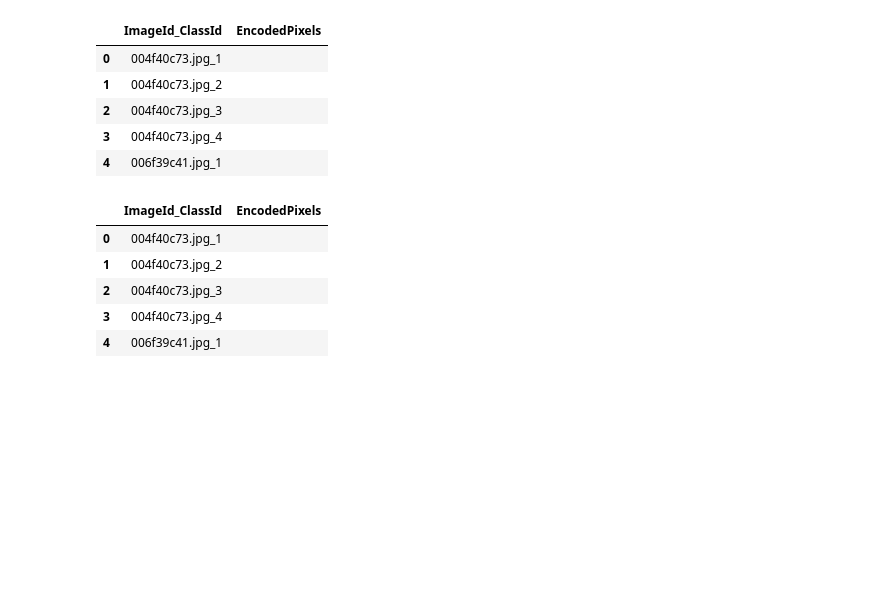
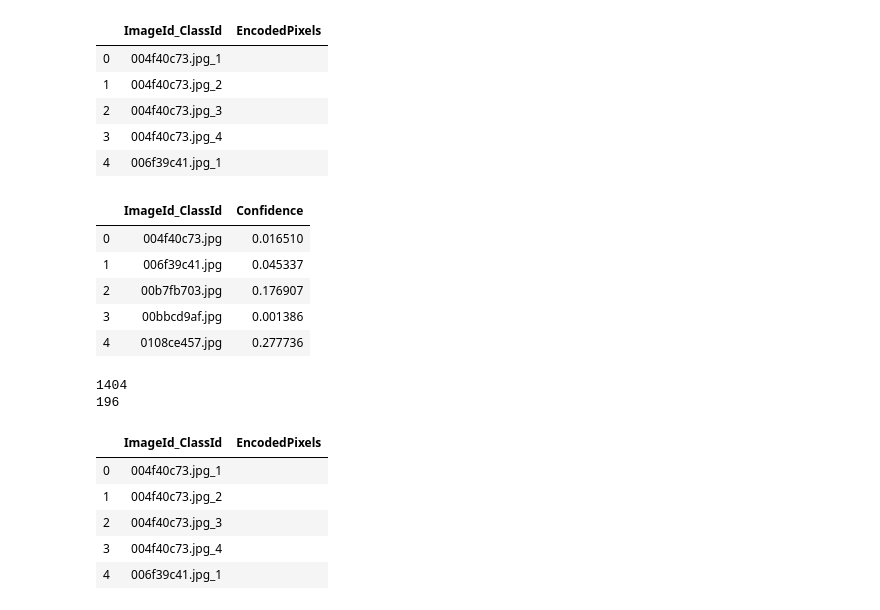
Before and after one commit to CozyDoomer/steel-defect-detection, a Jupyter notebook: create_pseudolabels.ipynb, the cells around one changed output. Drawn from its saved outputs; the diff is of its cells as text; code cells hidden in the pictures; blank space fills up the shorter version.

```diff
--- a/create_pseudolabels.ipynb
+++ b/create_pseudolabels.ipynb
@@ -11,3 +11,20 @@ df_classifier_test.head()
 | 2 | 004f40c73.jpg_3 |  |
 | 3 | 004f40c73.jpg_4 |  |
 | 4 | 006f39c41.jpg_1 |  |
+# %%
+df_classifier_test_confidence = pd.read_csv('data/classifier_test_confidence.csv').fillna('')
+# %%
+df_classifier_test_confidence.head()
+# %% [output]
+|  | ImageId_ClassId | Confidence |
+| 0 | 004f40c73.jpg | 0.016510 |
+| 1 | 006f39c41.jpg | 0.045337 |
+| 2 | 00b7fb703.jpg | 0.176907 |
+| 3 | 00bbcd9af.jpg | 0.001386 |
+| 4 | 0108ce457.jpg | 0.277736 |
+# %%
+print(len(df_classifier_test_confidence[df_classifier_test_confidence.Confidence<0.05]))
+print(len(df_classifier_test_confidence[df_classifier_test_confidence.Confidence>0.8]))
+# %% [output]
+1404
+196
```
Also changed, not shown: parts of 6 cells of this notebook, 2 other files.
